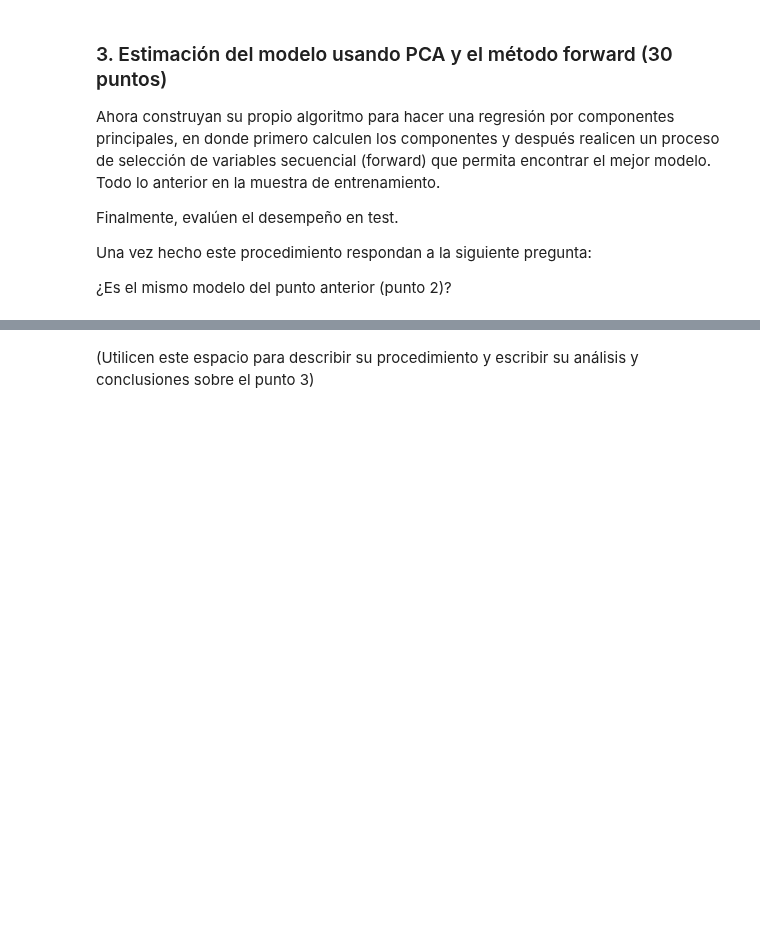
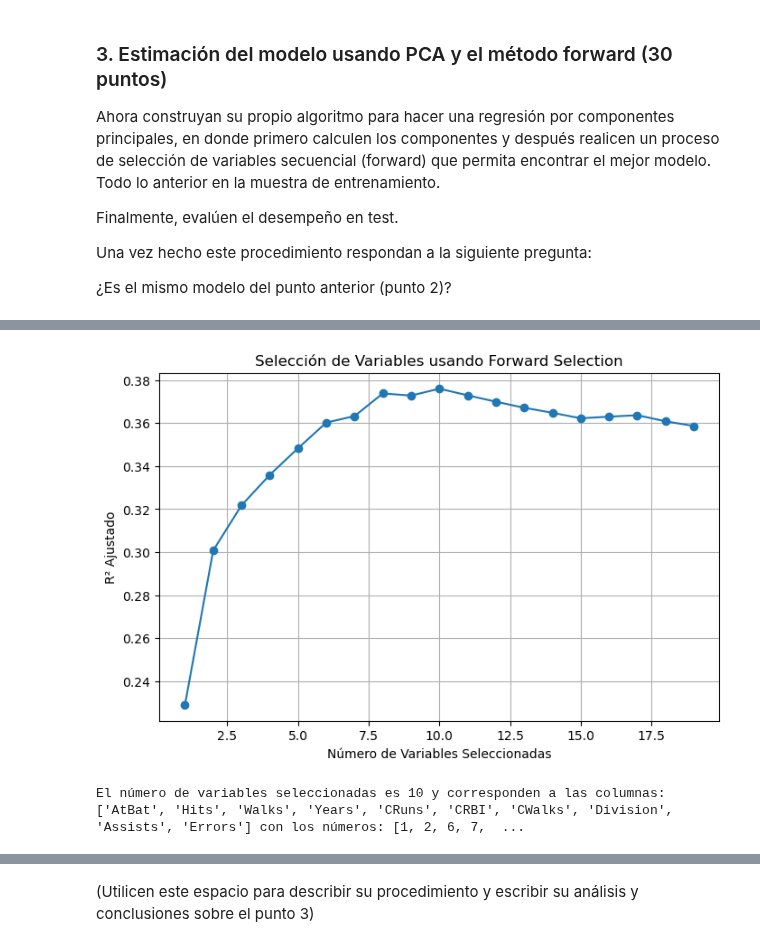
Before and after one commit to carrasquintero/Entrega_ETL, a Jupyter notebook: Caso modelos lineales para regresión, muestreo y selección del mejor modelo.ipynb, the cells around one changed output, grey strips where cells are left out. Cells and saved outputs as stored; diff of their text form; code cells hidden in the pictures; blank space fills up the shorter version.

```diff
--- a/Caso modelos lineales para regresión, muestreo y selección del mejor modelo.ipynb
+++ b/Caso modelos lineales para regresión, muestreo y selección del mejor modelo.ipynb
@@ -105,12 +105,13 @@ import numpy as np
 from sklearn import datasets
 from sklearn.model_selection import train_test_split
 
-# Hot - encoding para las ligas
-
-hitters = pd.get_dummies(hitters, columns=['League', 'Division', 'NewLeague'])
-
 y_Total = hitters[['Salary']]
 x_Total = hitters.drop(columns = ['Salary'])
+
+# 🔹 Convertir variables categóricas en numéricas
+for col in x_Total.select_dtypes(include=['object']).columns:
+    encoder = LabelEncoder()
+    x_Total[col] = encoder.fit_transform(x_Total[col].astype(str))
 # %%
 XTrain, XTest, yTrain, yTest = train_test_split(x_Total, y_Total, test_size=0.33, random_state=0)
 # %% [markdown]
@@ -135,0 +143,3 @@ Una vez hecho este procedimiento respondan a la siguiente pregunta:
+# %%
+p = XTrain.shape[1]
+datosTrain = len(yTrain)
@@ -135,0 +151,24 @@ Una vez hecho este procedimiento respondan a la siguiente pregunta:
+# %%
+# 🔹 Lista para almacenar R² ajustado
+r2adj = []
+
+for a in range(1, p + 1):
+    if a < p:
+        sfs = SequentialFeatureSelector(LinearRegression(), n_features_to_select=a, direction='forward')
+        sfs.fit(XTrain, yTrain)
+        XTrainSeleccionado = sfs.transform(XTrain)  # Se usa transform en vez de fit_transform nuevamente
+
+        regAuxiliar = LinearRegression()
+        regAuxiliar.fit(XTrainSeleccionado, yTrain)
+
+        r2Modelo = regAuxiliar.score(XTrainSeleccionado, yTrain)
+        r2adjModelo = 1 - (1 - r2Modelo) * (datosTrain - 1) / (datosTrain - a - 1)
+        r2adj.append(r2adjModelo)
+    else:
+        regAuxiliar = LinearRegression()
+        regAuxiliar.fit(XTrain, yTrain)
+        r2Modelo = regAuxiliar.score(XTrain, yTrain)
+        r2adjModelo = 1 - (1 - r2Modelo) * (datosTrain - 1) / (datosTrain - a - 1)
+        r2adj.append(r2adjModelo)
+
+    print(f"Evaluación del modelo con {a} variable(s)")
@@ -135,0 +195,34 @@ Una vez hecho este procedimiento respondan a la siguiente pregunta:
+# %%
+# 🔹 Gráfico de R² ajustado vs. número de variables
+plt.figure(figsize=(8, 5))
+plt.plot(range(1, p + 1), r2adj, marker='o', linestyle='-')
+plt.xlabel("Número de Variables Seleccionadas")
+plt.ylabel("R² Ajustado")
+plt.title("Selección de Variables usando Forward Selection")
+plt.grid()
+plt.show()
+# %% [output]
+[figure, added]
+# %%
+nVariablesSeleccionadas = 10
+if nVariablesSeleccionadas < p:
+    sfsElegido = SequentialFeatureSelector(LinearRegression(), n_features_to_select=nVariablesSeleccionadas, direction='forward')
+    sfsElegido.fit(XTrain, yTrain)
+    XTrainSeleccionado = sfsElegido.transform(XTrain)
+    modeloFwd = LinearRegression()
+    modeloFwd.fit(XTrainSeleccionado, yTrain)
+    variablesSeleccionadas = np.array(XTrain.columns)[sfsElegido.get_support()]
+    # Obtener los índices de las columnas seleccionadas
+    indices_seleccionados = np.where(sfsElegido.get_support())[0]
+    # Obtener los números de las columnas (índices + 1)
+    numeros_columnas = indices_seleccionados + 1
+else:
+    modeloFwd = LinearRegression()
+    modeloFwd.fit(XTrain, yTrain)
+    variablesSeleccionadas = XTrain.columns
+    # Si se usan todas las variables, los números son del 1 al p
+    numeros_columnas = np.arange(1, p + 1)
+
+print(f"El número de variables seleccionadas es {nVariablesSeleccionadas} y corresponden a las columnas: {list(variablesSeleccionadas)} con los números: {list(numeros_columnas)}")
+# %% [output]
+El número de variables seleccionadas es 10 y corresponden a las columnas: ['AtBat', 'Hits', 'Walks', 'Years', 'CRuns', 'CRBI', 'CWalks', 'Division', 'Assists', 'Errors'] con los números: [1, 2, 6, 7,  ...
```
Also changed, not shown: parts of 21 cells of this notebook.
